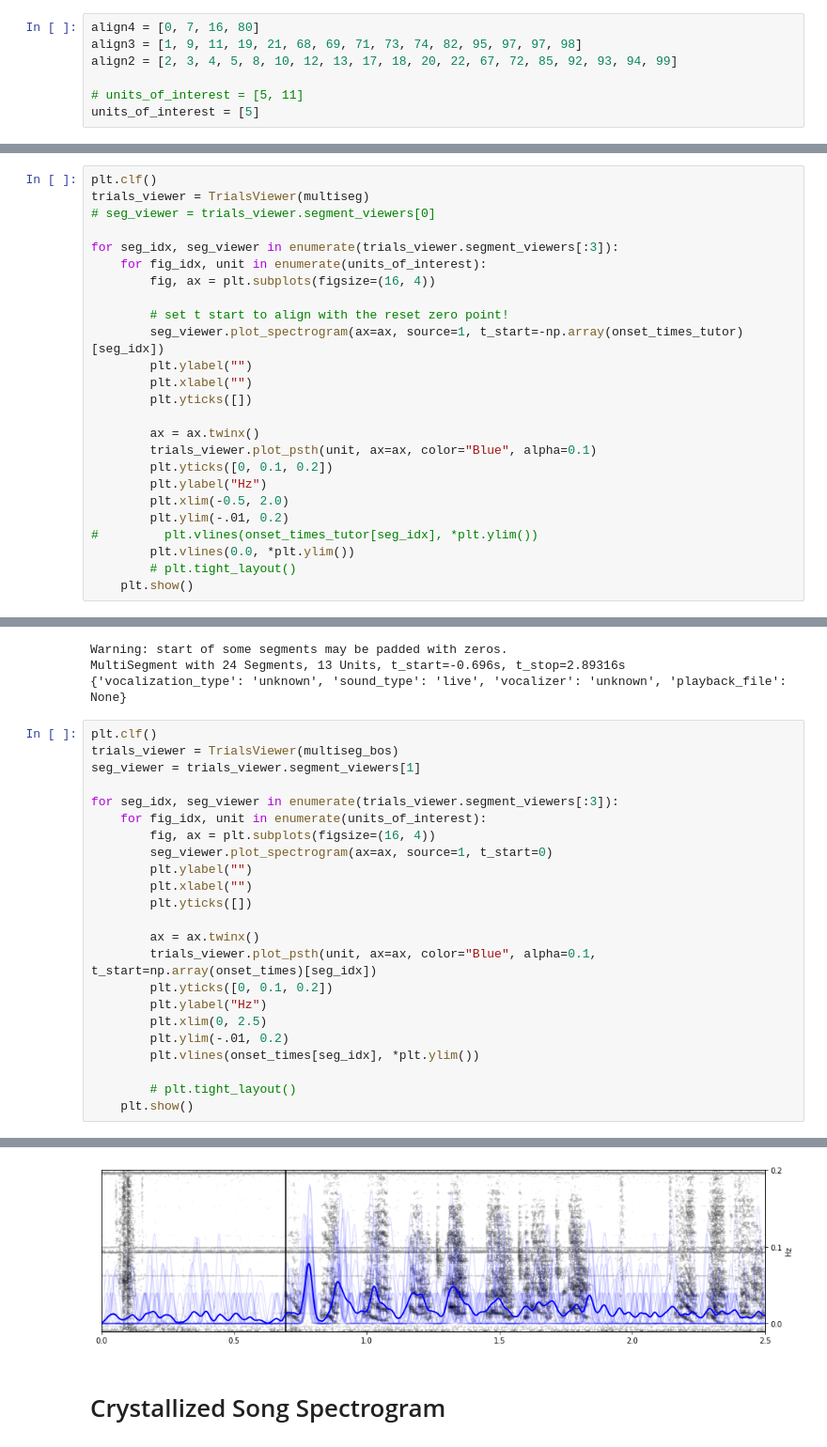
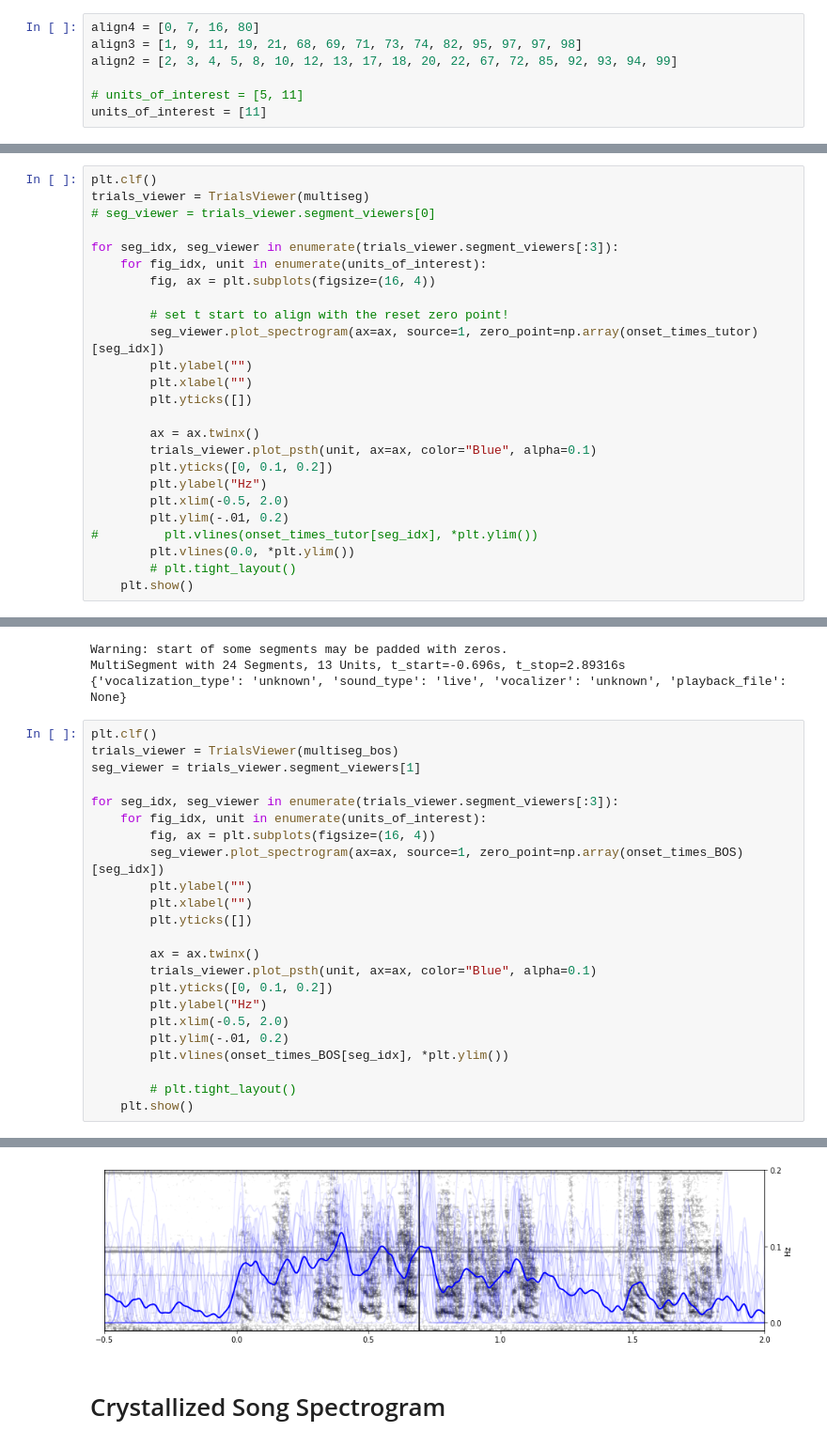
Before and after one commit to theunissenlab/songephys, a Jupyter notebook: notebooks/BOS vs Tutor Song - Fixed Alignment Code.ipynb, the cells around one changed output, grey strips where cells are left out. Shown at 94% size. Saved outputs shown, nothing was run; the diff lists cells and outputs as text.

Commit message:
chaneg t_start to zero_piont

```diff
--- a/notebooks/BOS vs Tutor Song - Fixed Alignment Code.ipynb
+++ b/notebooks/BOS vs Tutor Song - Fixed Alignment Code.ipynb
@@ -41,7 +38,7 @@ align3 = [1, 9, 11, 19, 21, 68, 69, 71, 73, 74, 82, 95, 97, 97, 98]
 align2 = [2, 3, 4, 5, 8, 10, 12, 13, 17, 18, 20, 22, 67, 72, 85, 92, 93, 94, 99]
 
 # units_of_interest = [5, 11]
-units_of_interest = [5]
+units_of_interest = [11]
 # %%
 print len(align4), len(align3)
 # %% [output]
@@ -97,7 +94,7 @@ for seg_idx, seg_viewer in enumerate(trials_viewer.segment_viewers[:3]):
         fig, ax = plt.subplots(figsize=(16, 4))
 
         # set t start to align with the reset zero point!
-        seg_viewer.plot_spectrogram(ax=ax, source=1, t_start=-np.array(onset_times_tutor)[seg_idx])
+        seg_viewer.plot_spectrogram(ax=ax, source=1, zero_point=np.array(onset_times_tutor)[seg_idx])
         plt.ylabel("")
         plt.xlabel("")
         plt.yticks([])
@@ -166,18 +163,18 @@ seg_viewer = trials_viewer.segment_viewers[1]
 for seg_idx, seg_viewer in enumerate(trials_viewer.segment_viewers[:3]):
     for fig_idx, unit in enumerate(units_of_interest):
         fig, ax = plt.subplots(figsize=(16, 4))
-        seg_viewer.plot_spectrogram(ax=ax, source=1, t_start=0)
+        seg_viewer.plot_spectrogram(ax=ax, source=1, zero_point=np.array(onset_times_BOS)[seg_idx])
         plt.ylabel("")
         plt.xlabel("")
         plt.yticks([])
 
         ax = ax.twinx()
-        trials_viewer.plot_psth(unit, ax=ax, color="Blue", alpha=0.1, t_start=np.array(onset_times)[seg_idx])
+        trials_viewer.plot_psth(unit, ax=ax, color="Blue", alpha=0.1)
         plt.yticks([0, 0.1, 0.2])
         plt.ylabel("Hz")
-        plt.xlim(0, 2.5)
+        plt.xlim(-0.5, 2.0)
         plt.ylim(-.01, 0.2)
-        plt.vlines(onset_times[seg_idx], *plt.ylim())
+        plt.vlines(onset_times_BOS[seg_idx], *plt.ylim())
 
         # plt.tight_layout()
     plt.show()
@@ -188,4 +185,4 @@ for seg_idx, seg_viewer in enumerate(trials_viewer.segment_viewers[:3]):
-[figure, old version]
+[figure, new version]
 # %% [markdown]
 # Crystallized Song Spectrogram
 # %%
```
Also changed, not shown: parts of 3 cells of this notebook, 1 other file.
